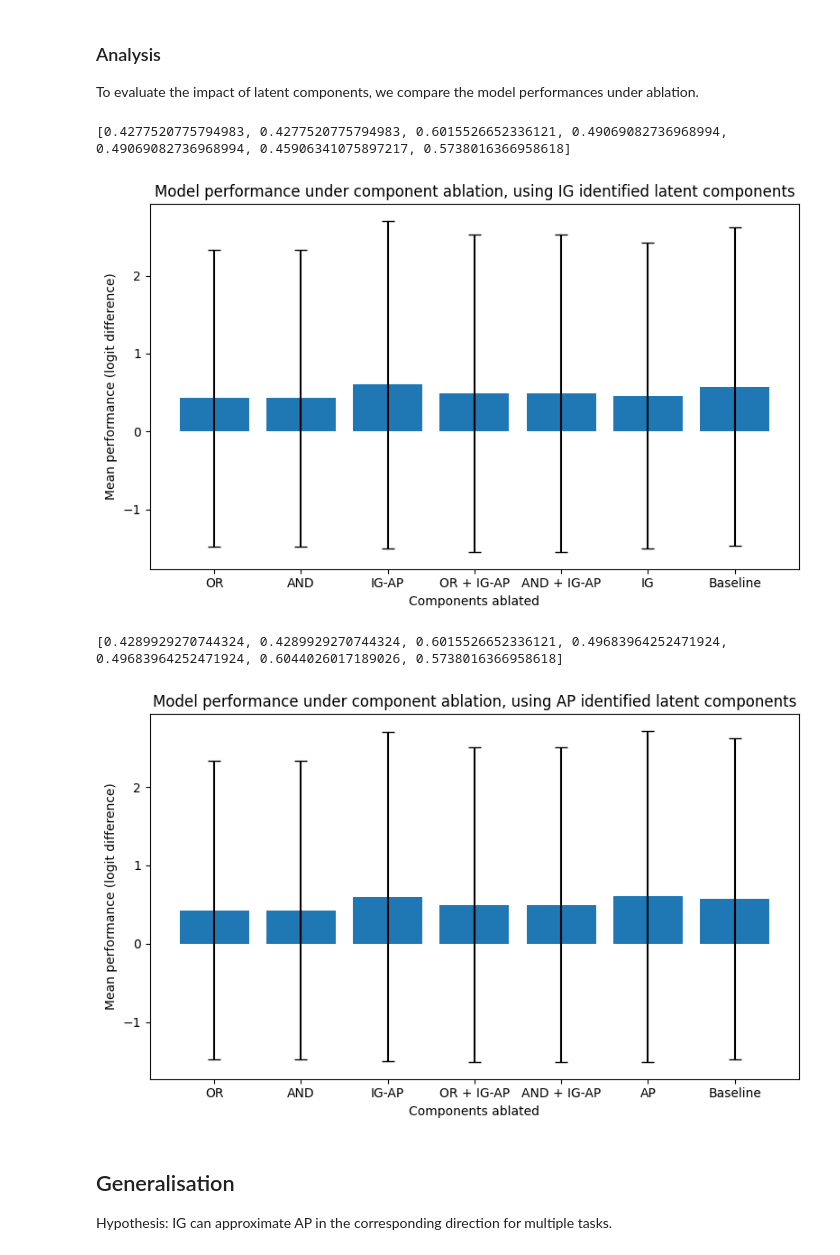
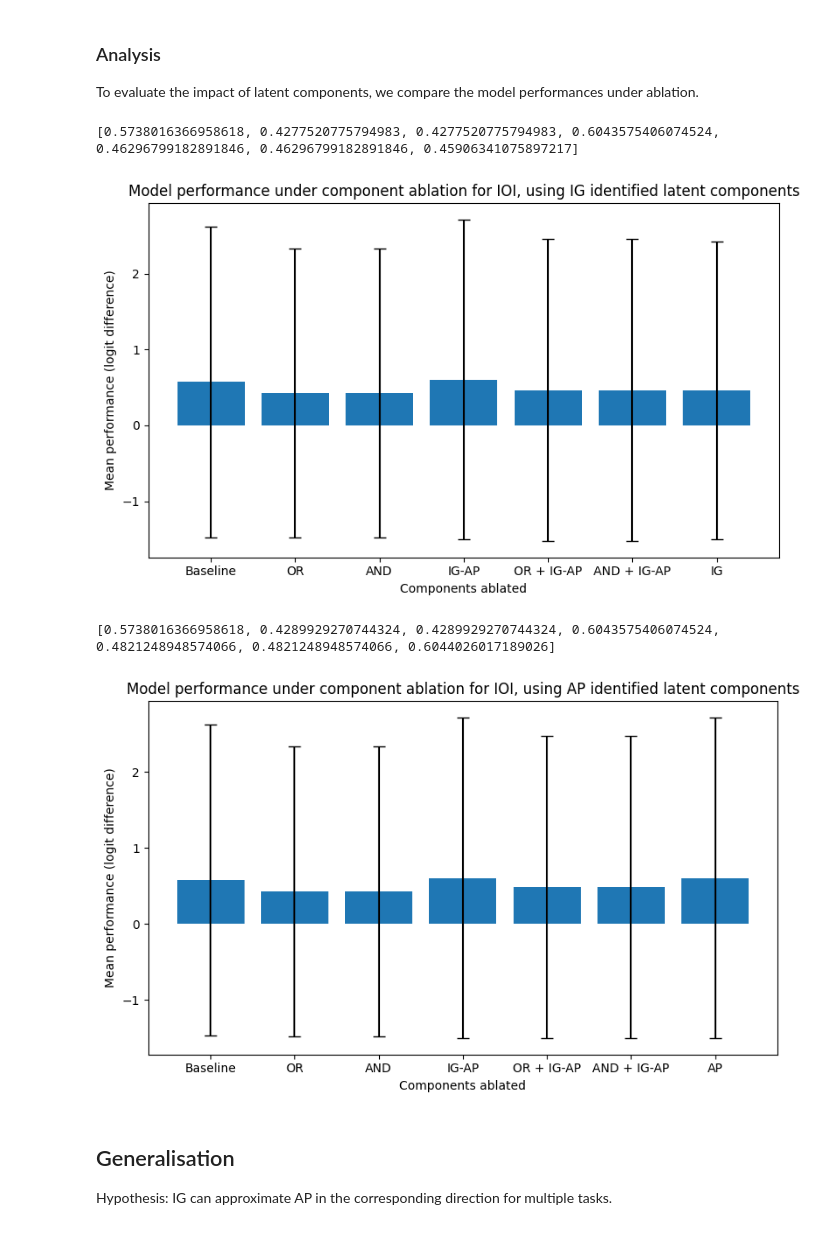
Before and after one commit to mwmlo/gradient_causal_knowledge, a Jupyter notebook: 4 - Latent_components.ipynb, the cells around one changed output. Saved outputs shown, nothing was run; the diff lists cells and outputs as text; code cells hidden in the pictures.

Commit message:
Save latent component generalised

```diff
--- a/4 - Latent_components.ipynb
+++ b/4 - Latent_components.ipynb
@@ -433,29 +453,25 @@ To evaluate the impact of latent components, we compare the model performances u
 latent_ig_attn_ablation_scores = torch.load("results/latent_components/ioi/latent_ig_attn_ablation_scores.pt")
 latent_ap_attn_ablation_scores = torch.load("results/latent_components/ioi/latent_ap_attn_ablation_scores.pt")
 # %%
-latent_ig_attn_ablation_scores["Baseline"] = (baseline_performance.mean(), baseline_performance.std())
-
 plot_bar_chart(
     latent_ig_attn_ablation_scores,
     "Components ablated",
     "Mean performance (logit difference)",
-    "Model performance under component ablation, using IG identified latent components",
+    "Model performance under component ablation for IOI, using IG identified latent components",
     has_std=True)
 # %% [output]
-[0.4277520775794983, 0.4277520775794983, 0.6015526652336121, 0.49069082736968994, 0.49069082736968994, 0.45906341075897217, 0.5738016366958618]
+[0.5738016366958618, 0.4277520775794983, 0.4277520775794983, 0.6043575406074524, 0.46296799182891846, 0.46296799182891846, 0.45906341075897217]
-[figure, old version]
+[figure, new version]
 # %%
-latent_ap_attn_ablation_scores["Baseline"] = (baseline_performance.mean(), baseline_performance.std())
-
 plot_bar_chart(
     latent_ap_attn_ablation_scores,
     "Components ablated",
     "Mean performance (logit difference)",
-    "Model performance under component ablation, using AP identified latent components",
+    "Model performance under component ablation for IOI, using AP identified latent components",
     has_std=True)
 # %% [output]
-[0.4289929270744324, 0.4289929270744324, 0.6015526652336121, 0.49683964252471924, 0.49683964252471924, 0.6044026017189026, 0.5738016366958618]
+[0.5738016366958618, 0.4289929270744324, 0.4289929270744324, 0.6043575406074524, 0.4821248948574066, 0.4821248948574066, 0.6044026017189026]
-[figure, old version]
+[figure, new version]
 # %% [markdown]
 ## Generalisation
 
```
Also changed, not shown: parts of 5 cells of this notebook, 7 other files.
